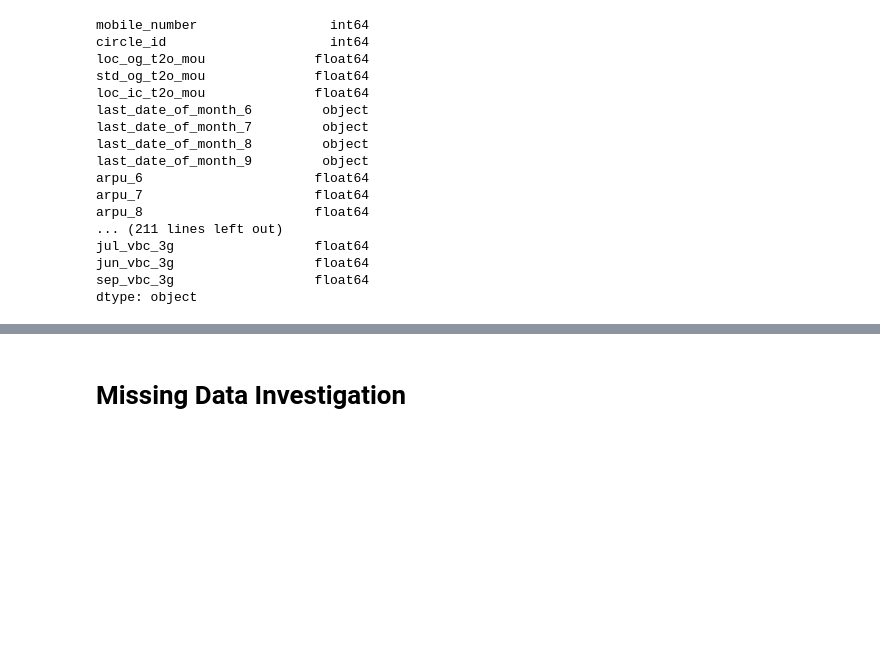
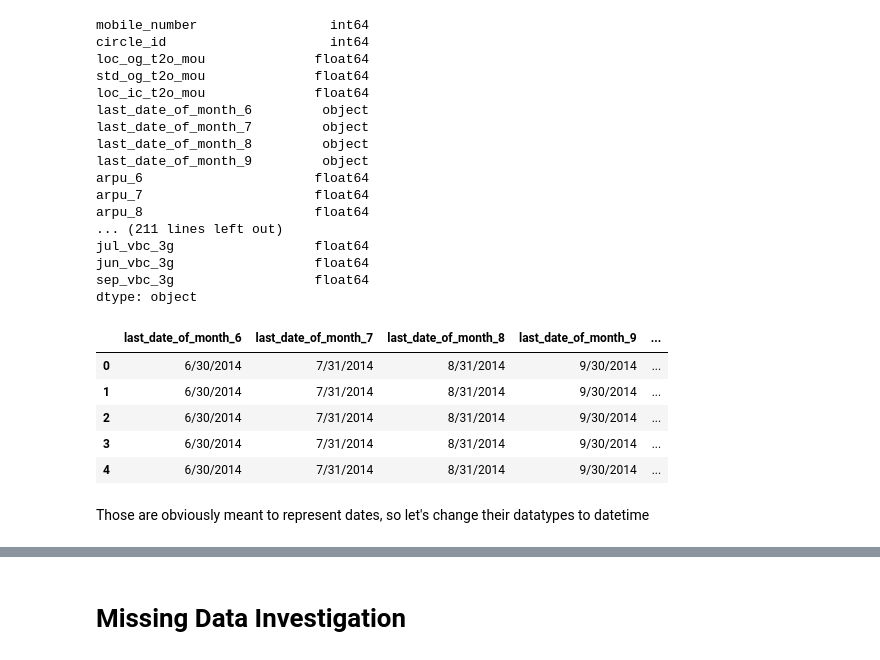
Before and after one commit to arthurcab/churn-prediction, a Jupyter notebook: notebooks/Data Preprocessing.ipynb, the cells around one changed output, grey strips where cells are left out. Drawn from its saved outputs; the diff is of its cells as text; code cells hidden in the pictures; blank space fills up the shorter version.

```diff
--- a/notebooks/Data Preprocessing.ipynb
+++ b/notebooks/Data Preprocessing.ipynb
@@ -97,3 +107,22 @@ jul_vbc_3g                  float64
 jun_vbc_3g                  float64
 sep_vbc_3g                  float64
 dtype: object
+# %%
+# Capture all the 'object' type columns
+
+object_cols = []
+for col in df.columns:
+    if df[col].dtype == 'O':
+        object_cols.append(col)
+
+# Show the columns
+df[object_cols].head()
+# %% [output]
+|  | last_date_of_month_6 | last_date_of_month_7 | last_date_of_month_8 | last_date_of_month_9 | ... |
+| 0 | 6/30/2014 | 7/31/2014 | 8/31/2014 | 9/30/2014 | ... |
+| 1 | 6/30/2014 | 7/31/2014 | 8/31/2014 | 9/30/2014 | ... |
+| 2 | 6/30/2014 | 7/31/2014 | 8/31/2014 | 9/30/2014 | ... |
+| 3 | 6/30/2014 | 7/31/2014 | 8/31/2014 | 9/30/2014 | ... |
+| 4 | 6/30/2014 | 7/31/2014 | 8/31/2014 | 9/30/2014 | ... |
+# %% [markdown]
+Those are obviously meant to represent dates, so let's change their datatypes to datetime
```
Also changed, not shown: parts of 34 cells of this notebook.
